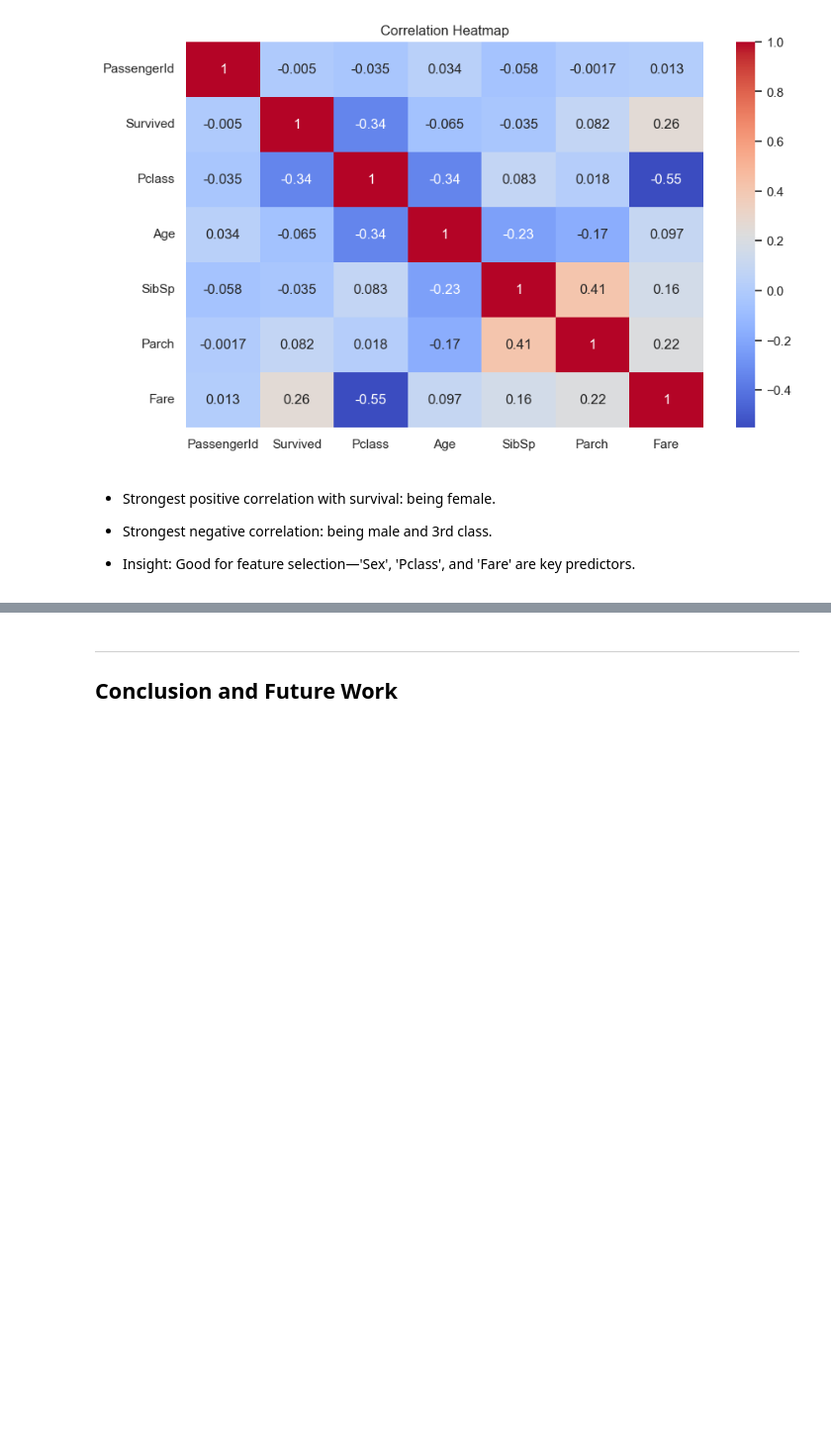
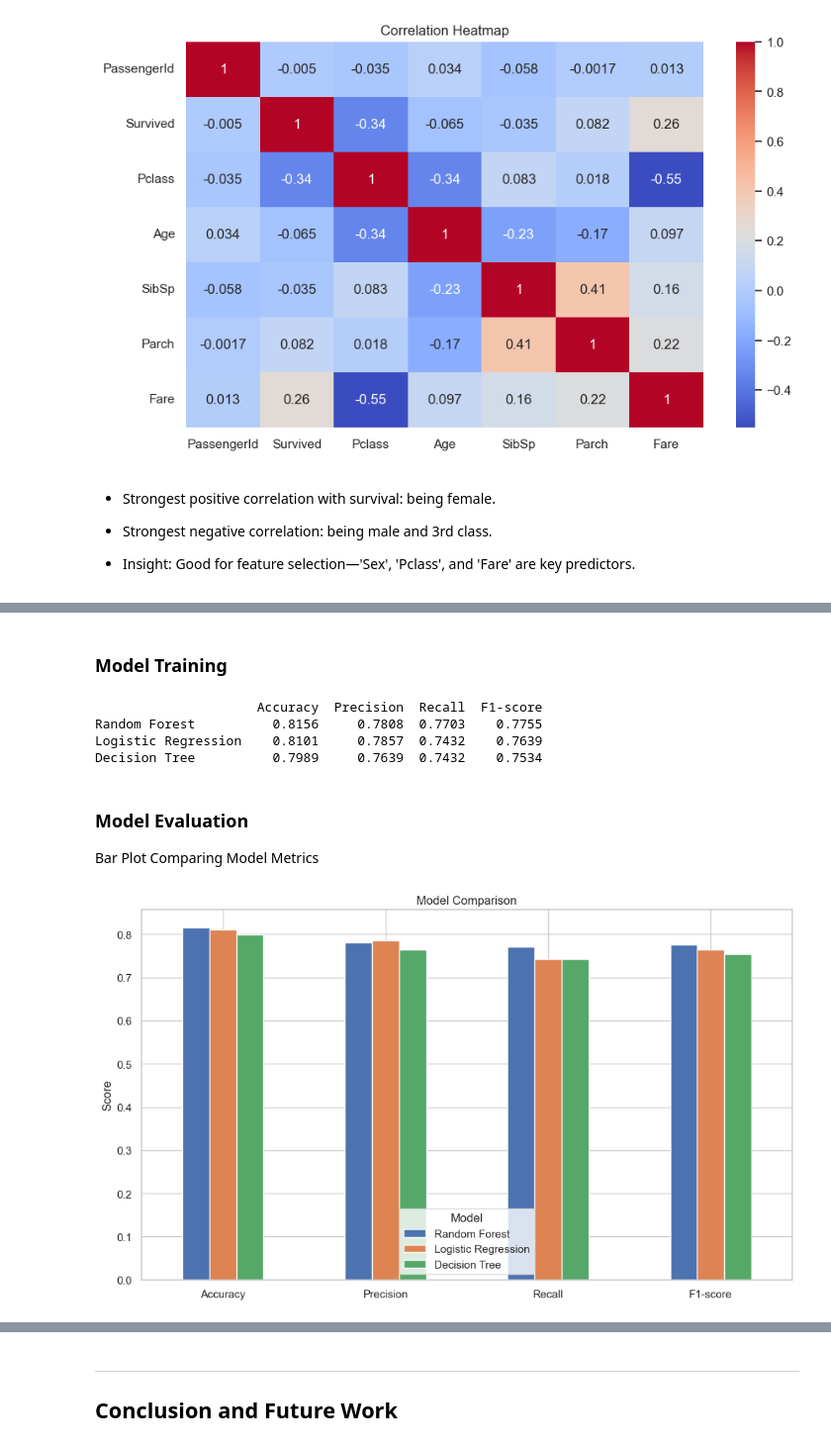
Before and after one commit to NoziphoNdebele/2025_Data_Science_Projects, a Jupyter notebook: TITANIC_SURVIVAL_PREDICTION/Titanic_Survival_Prediction.ipynb, the cells around one changed output, grey strips where cells are left out. Shown at 99% size. Drawn from its saved outputs; the diff is of its cells as text; code cells hidden in the pictures; blank space fills up the shorter version.

```diff
--- a/TITANIC_SURVIVAL_PREDICTION/Titanic_Survival_Prediction.ipynb
+++ b/TITANIC_SURVIVAL_PREDICTION/Titanic_Survival_Prediction.ipynb
@@ -672,0 +677,8 @@ df_copy.drop('Name', axis=1, inplace=True)
+# %%
+# One-hot encode 'Embarked'
+df_model = pd.get_dummies(df_model, columns=['Embarked'], drop_first=True)
+
+# Final check
+print("Final cleaned dataset:")
+print(df_model.head())
+print("\nData types and nulls:\n", df_model.info())
@@ -672,0 +703,2 @@ df_copy.drop('Name', axis=1, inplace=True)
+# %% [markdown]
+### Model Training
@@ -672,0 +745,22 @@ df_copy.drop('Name', axis=1, inplace=True)
+# %%
+results = train_models(df_model)
+print(results)
+# %% [output]
+                     Accuracy  Precision  Recall  F1-score
+Random Forest          0.8156     0.7808  0.7703    0.7755
+Logistic Regression    0.8101     0.7857  0.7432    0.7639
+Decision Tree          0.7989     0.7639  0.7432    0.7534
+# %% [markdown]
+### Model Evaluation
+
+Bar Plot Comparing Model Metrics
+# %%
+results.T.plot(kind='bar', figsize=(10,6))
+plt.title('Model Comparison')
+plt.ylabel('Score')
+plt.xticks(rotation=0)
+plt.legend(title='Model')
+plt.tight_layout()
+plt.show()
+# %% [output]
+[figure, added]
```
Also changed, not shown: parts of 23 cells of this notebook.
